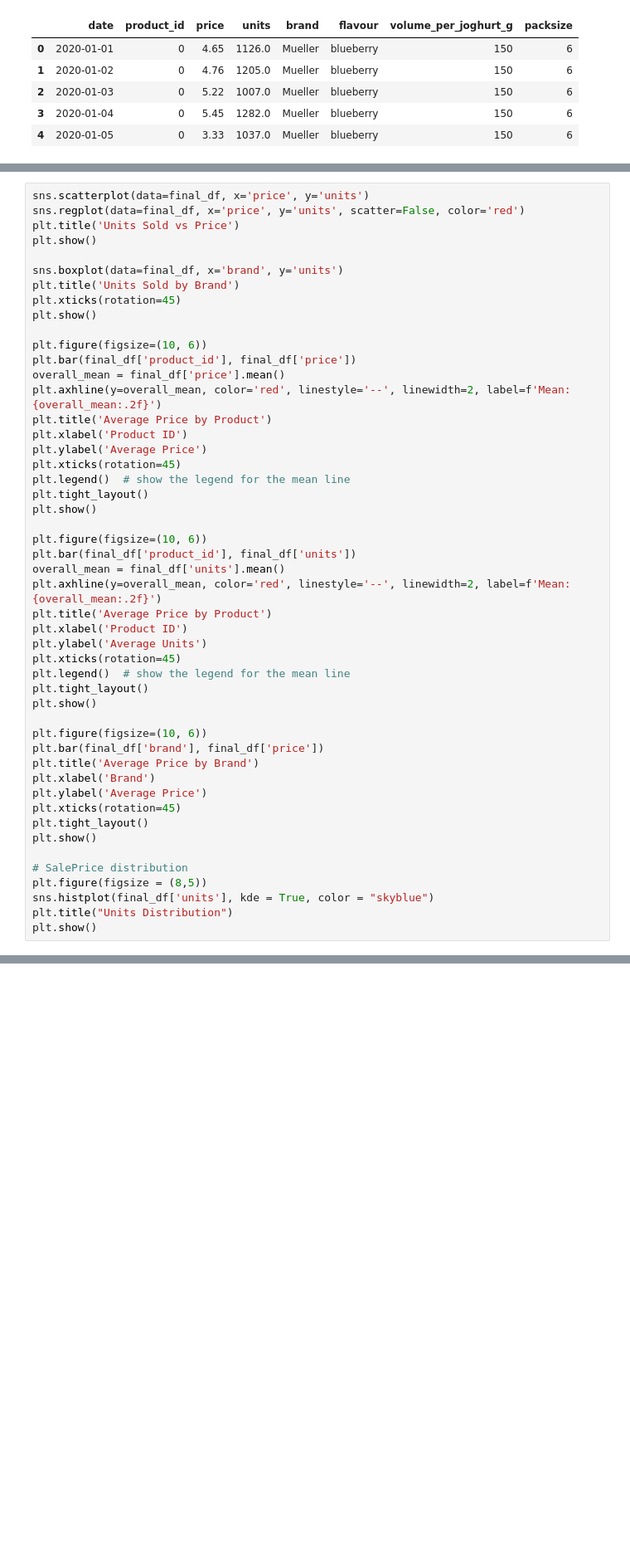
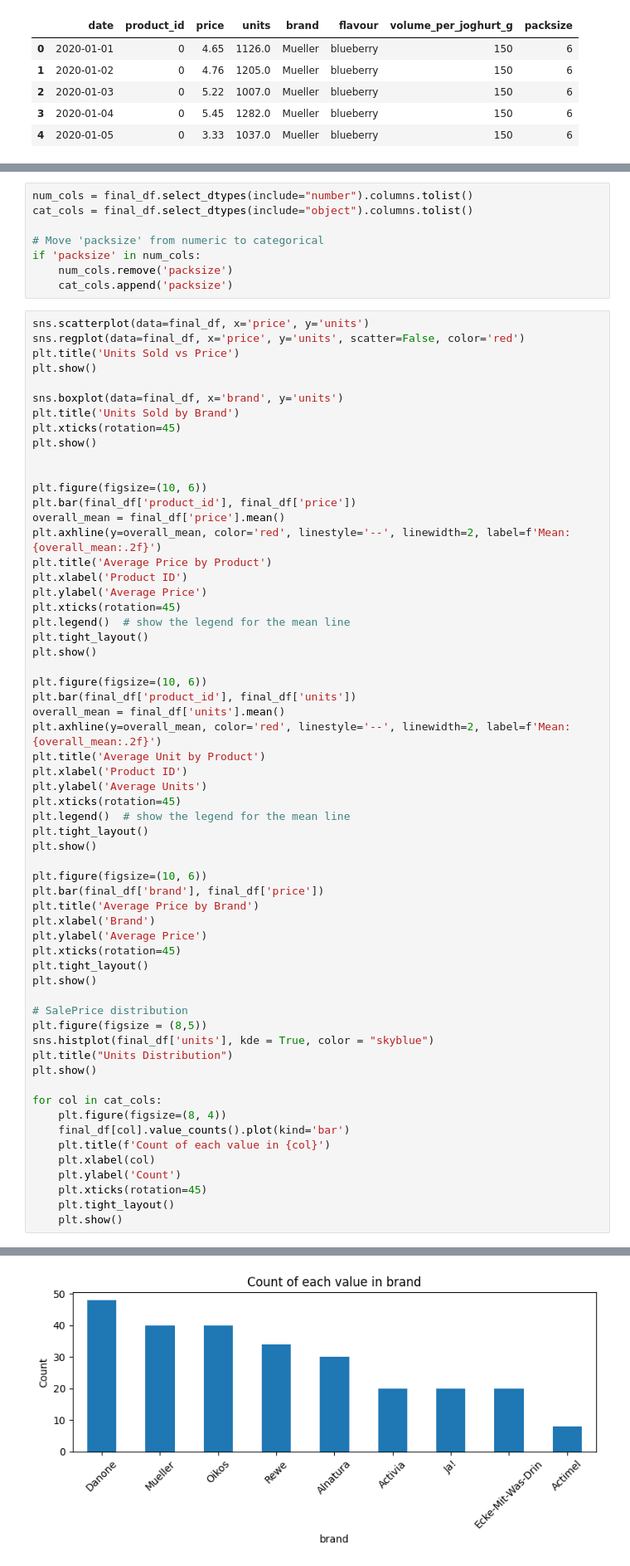
Before and after one commit to ergalindox/Scientist-task, a Jupyter notebook: buynomics/notebooks/Buynomics_Notebook.ipynb, the cells around one changed output, grey strips where cells are left out. Shown at 83% size. Cells and saved outputs as stored; diff of their text form; blank space fills up the shorter version.

```diff
--- a/buynomics/notebooks/Buynomics_Notebook.ipynb
+++ b/buynomics/notebooks/Buynomics_Notebook.ipynb
@@ -78,3 +97,11 @@ cat_cols = ['brand', 'flavour']
+# %%
+num_cols = final_df.select_dtypes(include="number").columns.tolist()
+cat_cols = final_df.select_dtypes(include="object").columns.tolist()
+
+# Move 'packsize' from numeric to categorical
+if 'packsize' in num_cols:
+    num_cols.remove('packsize')
+    cat_cols.append('packsize')
 # %%
 sns.scatterplot(data=final_df, x='price', y='units')
 sns.regplot(data=final_df, x='price', y='units', scatter=False, color='red')
@@ -85,6 +112,7 @@ sns.boxplot(data=final_df, x='brand', y='units')
 plt.title('Units Sold by Brand')
 plt.xticks(rotation=45)
 plt.show()
+
 
 plt.figure(figsize=(10, 6))
 plt.bar(final_df['product_id'], final_df['price'])
@@ -102,32 +130,43 @@ plt.figure(figsize=(10, 6))
 plt.bar(final_df['product_id'], final_df['units'])
 overall_mean = final_df['units'].mean()
 plt.axhline(y=overall_mean, color='red', linestyle='--', linewidth=2, label=f'Mean: {overall_mean:.2f}')
-plt.title('Average Price by Product')
+plt.title('Average Unit by Product')
 plt.xlabel('Product ID')
 plt.ylabel('Average Units')
 plt.xticks(rotation=45)
 plt.legend()  # show the legend for the mean line
 plt.tight_layout()
 plt.show()
 
 plt.figure(figsize=(10, 6))
 plt.bar(final_df['brand'], final_df['price'])
 plt.title('Average Price by Brand')
 plt.xlabel('Brand')
 plt.ylabel('Average Price')
 plt.xticks(rotation=45)
 plt.tight_layout()
 plt.show()
 
 # SalePrice distribution
 plt.figure(figsize = (8,5))
 sns.histplot(final_df['units'], kde = True, color = "skyblue")
 plt.title("Units Distribution")
 plt.show()
+
+for col in cat_cols:
+    plt.figure(figsize=(8, 4))
+    final_df[col].value_counts().plot(kind='bar')
+    plt.title(f'Count of each value in {col}')
+    plt.xlabel(col)
+    plt.ylabel('Count')
+    plt.xticks(rotation=45)
+    plt.tight_layout()
+    plt.show()
 # %% [output]
 [figure]
 [figure]
 [figure]
 [figure]
 [figure]
 [figure]
+[figure, added]
```
Also changed, not shown: parts of 26 cells of this notebook.
